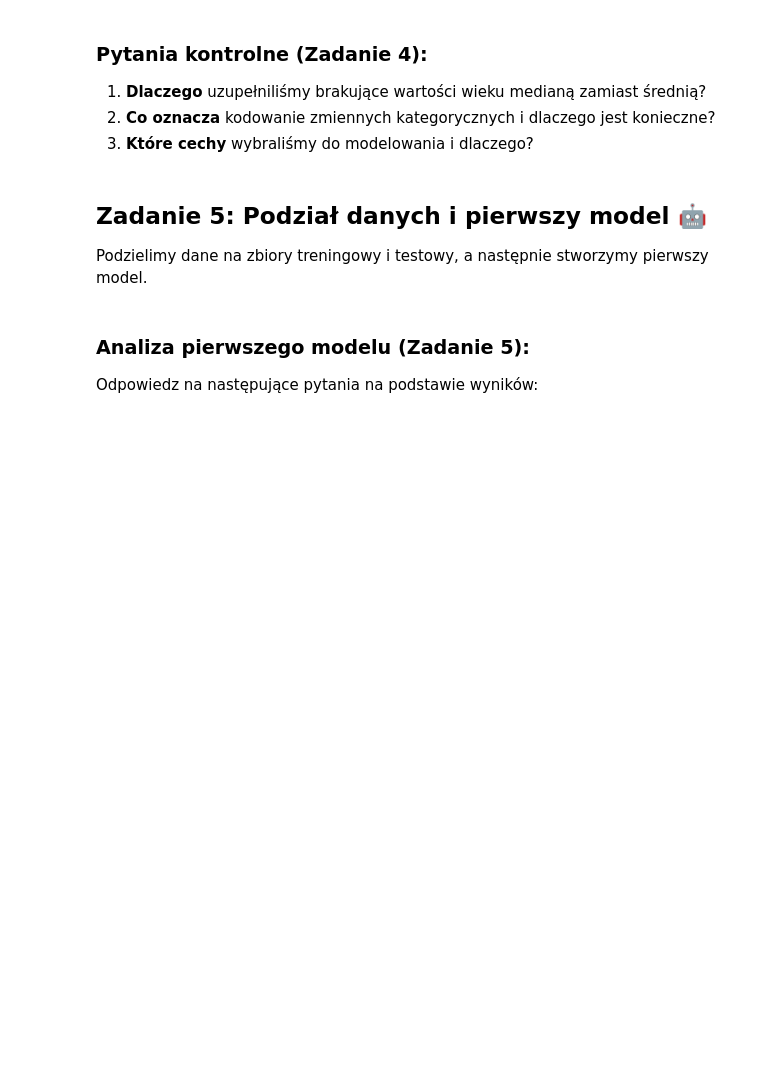
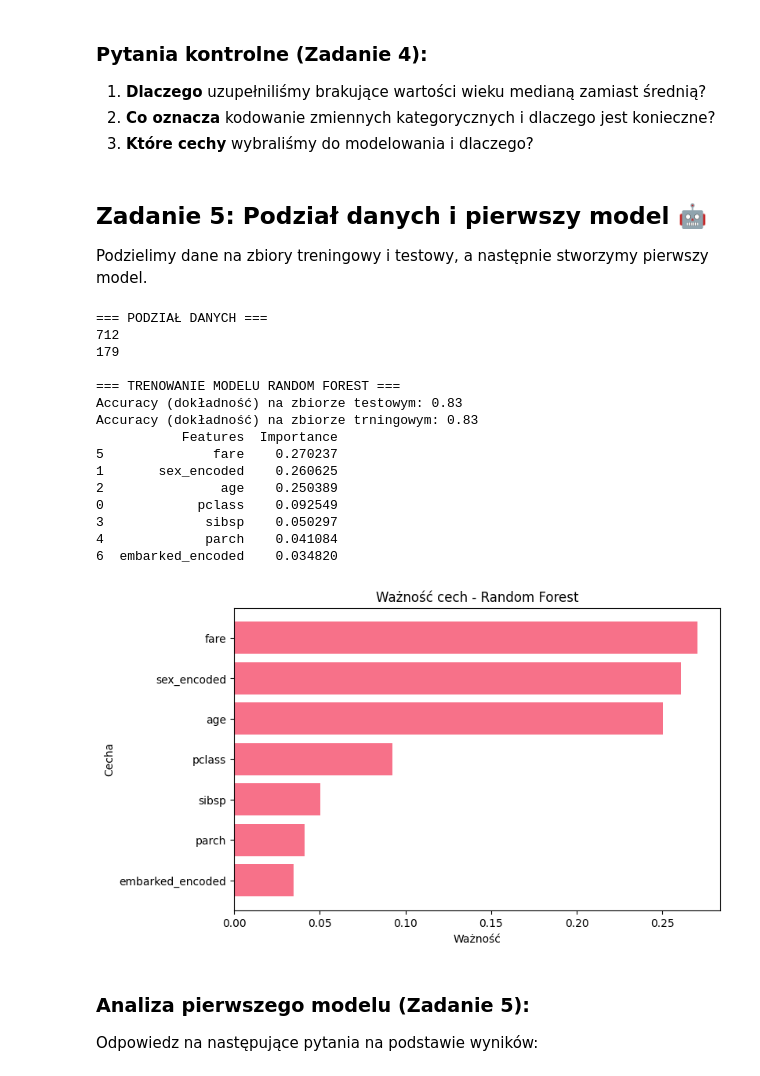
Before and after one commit to MichaMajka/codebrainers-ml-2025-08, a Jupyter notebook: 03b_Wprowadzenie_do_ML_cwiczenie.ipynb, the cells around one changed output. Saved outputs shown, nothing was run; the diff lists cells and outputs as text; code cells hidden in the pictures; blank space fills up the shorter version.

```diff
--- a/03b_Wprowadzenie_do_ML_cwiczenie.ipynb
+++ b/03b_Wprowadzenie_do_ML_cwiczenie.ipynb
@@ -515,33 +517,76 @@ Podzielimy dane na zbiory treningowy i testowy, a następnie stworzymy pierwszy
 # - test_size=0.2 (20% na testy)
 # - random_state=42 (dla powtarzalności)
 # - stratify=y (zachowanie proporcji klas)
+X_train, X_test, y_train, y_test = train_test_split(X, y, test_size=0.2, random_state=42, stratify=y)
 
 print("=== PODZIAŁ DANYCH ===")
 # TODO: Wyświetl rozmiary zbiorów
 # Podpowiedź: wyświetl X_train.shape[0] i X_test.shape[0]
+print(X_train.shape[0])
+print(X_test.shape[0])
 
 # TODO 5.2: Stwórz i wytrenuj model Random Forest
 # Podpowiedź: zaimportuj RandomForestClassifier i użyj parametrów:
 # - n_estimators=100 (ilość drzew)
 # - random_state=42
 # Następnie użyj .fit() do wytrenowania
+model = RandomForestClassifier(n_estimators=100, random_state=42)
+model.fit(X_train, y_train)
 
 print("\n=== TRENOWANIE MODELU RANDOM FOREST ===")
 
 # TODO 5.3: Zrób predykcje na obu zbiorach
 # Podpowiedź: użyj .predict() dla zbioru treningowego i testowego
+predict_train = model.predict(X_train)
+predict_test = model.predict(X_test)
 
 # TODO 5.4: Oblicz accuracy
 # Podpowiedź: zaimportuj accuracy_score i oblicz dla obu zbiorów
 # Wyświetl wyniki i różnicę (potencjalny overfitting)
+accuracy_test = accuracy_score(y_test, predict_test)
+print("Accuracy (dokładność) na zbiorze testowym: {:.2f}".format(accuracy_test))
+accuracy_train = accuracy_score(y_test, predict_test)
+print("Accuracy (dokładność) na zbiorze trningowym: {:.2f}".format(accuracy_train))
 
 # TODO 5.5: Sprawdź ważność cech
 # Podpowiedź: użyj .feature_importances_ i stwórz DataFrame
 # Posortuj wyniki malejąco i wyświetl
+model_importances = model.feature_importances_
+feature_names = X_train.columns
+imortant_features = pd.DataFrame({
+    "Features" : feature_names,
+    "Importance": model.feature_importances_
+}).sort_values(by="Importance", ascending=False)
+
+print(imortant_features)
 
 # TODO 5.6: Stwórz wykres ważności cech
 # Podpowiedź: użyj plt.figure() i plt.barh() do stworzenia wykresu poziomego
 # Dodaj tytuł, etykiety i odwróć oś Y
+plt.figure(figsize=(8, 5))  # rozmiar wykresu
+plt.barh(imortant_features["Features"], imortant_features["Importance"])
+plt.title("Ważność cech - Random Forest")
+plt.xlabel("Ważność")
+plt.ylabel("Cecha")
+plt.gca().invert_yaxis()  # odwrócenie osi Y (najważniejsze cechy na górze)
+plt.show()
+# %% [output]
+=== PODZIAŁ DANYCH ===
+712
+179
+
+=== TRENOWANIE MODELU RANDOM FOREST ===
+Accuracy (dokładność) na zbiorze testowym: 0.83
+Accuracy (dokładność) na zbiorze trningowym: 0.83
+           Features  Importance
+5              fare    0.270237
+1       sex_encoded    0.260625
+2               age    0.250389
+0            pclass    0.092549
+3             sibsp    0.050297
+4             parch    0.041084
+6  embarked_encoded    0.034820
+[figure, added]
 # %% [markdown]
 ### **Analiza pierwszego modelu (Zadanie 5):**
 
```
Also changed, not shown: parts of 2 cells of this notebook.
